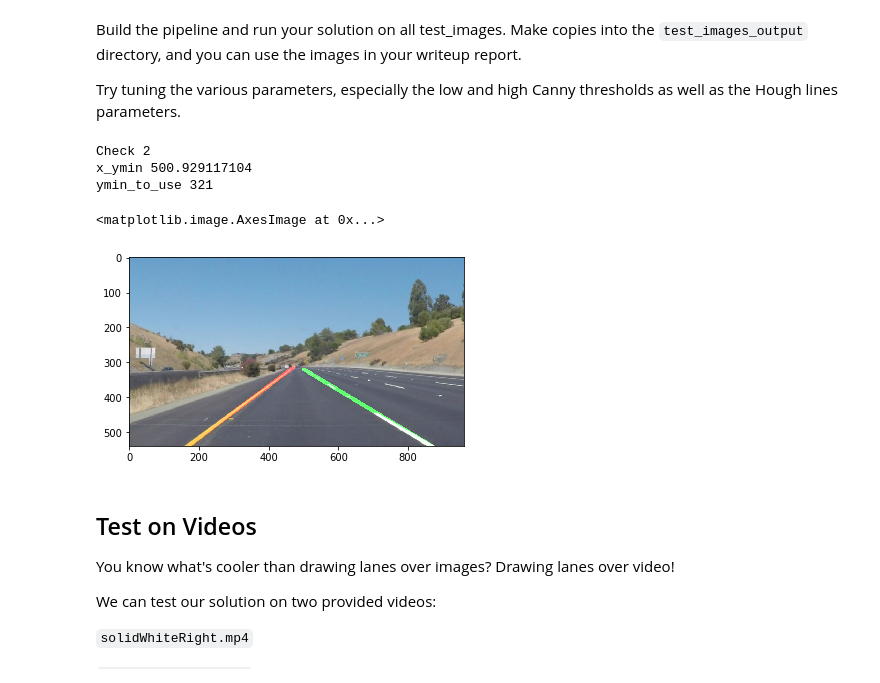
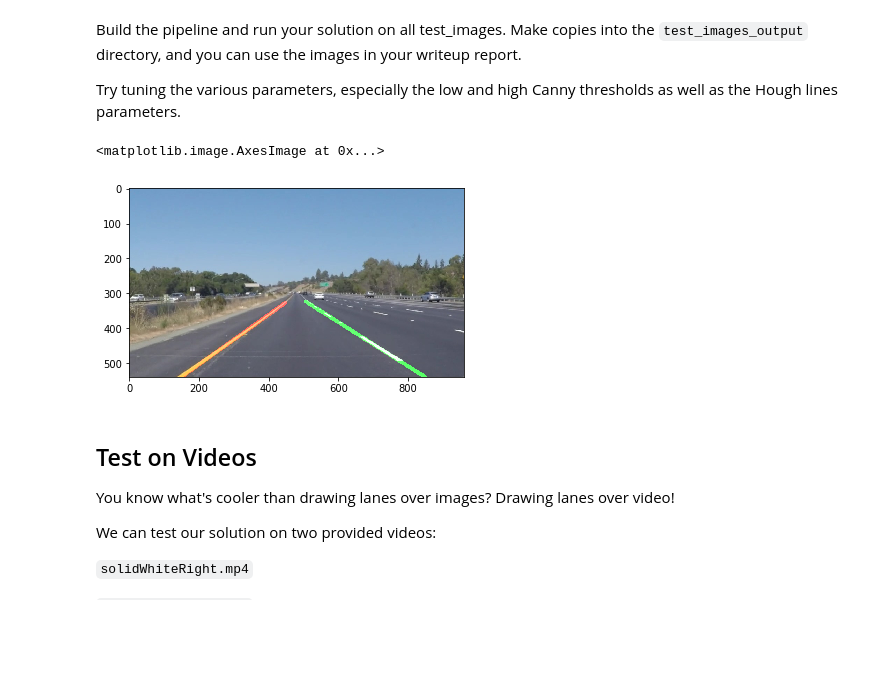
Before and after one commit to anarchistMegaByte/SDCND, a Jupyter notebook: CarND-LaneLines-P1/P1.ipynb, the cells around one changed output. Saved outputs shown, nothing was run; the diff lists cells and outputs as text; code cells hidden in the pictures; blank space fills up the shorter version.

```diff
--- a/CarND-LaneLines-P1/P1.ipynb
+++ b/CarND-LaneLines-P1/P1.ipynb
@@ -80,6 +80,22 @@ This image is: <class 'numpy.ndarray'> with dimensions: (540, 960, 3)
 Below are some helper functions to help get you started. They should look familiar from the lesson!
 # %%
 import math
+
+def masking_yellow_white_lanes(image):
+    converted = cv2.cvtColor(image, cv2.COLOR_RGB2HLS)
+    #lower = np.uint8([  0, 200,   0])
+    #upper = np.uint8([255, 255, 255])
+    #white_mask = cv2.inRange(converted, lower, upper)
+    # yellow color mask
+    lower = np.uint8([ 10,   0, 100])
+    upper = np.uint8([ 40, 255, 255])
+    yellow_mask = cv2.inRange(converted, lower, upper)
+    # combine the mask
+    #mask = cv2.bitwise_or(white_mask, yellow_mask)
+    finalImage  = cv2.bitwise_and(image, image, mask = yellow_mask)
+    converted = cv2.cvtColor(finalImage, cv2.COLOR_HLS2RGB)
+    #plt.imshow(converted)
+    return converted
 
 def grayscale(img):
     """Applies the Grayscale transform
@@ -158,6 +174,7 @@ def draw_lines(img, lines, color=[255, 0, 0], thickness=2):
     rightnum = 0
     for line in lines:
         for x1,y1,x2,y2 in line:
+
             if x2 - x1 != 0:
                 if abs((y2-y1)/(x2-x1)) > 0.5:
                     if (y2-y1)/(x2-x1) > 0 :
@@ -242,7 +259,7 @@ def draw_lines_new(img, lines, color=[255, 0, 0], thickness=10):
             window_x_y[0] += x_ymin
             window_x_y[1] += x_ymax
             cv2.line(img, ( int(window_x_y[0]/25), int(ymin_to_use)), ( int(window_x_y[1]/25) , ymax_pos), color_left, thickness)
-            T = str(int(window_x_y[0]/25)) + " -- " + str(int(ymin_to_use))
+            T = ""
             cv2.putText(img, str(T) ,(619,351), font, 1,(0,0,255),2,cv2.LINE_AA)
             window_x_y[0] -= global_params[len(global_params)-24][0][2]
             window_x_y[1] -= global_params[len(global_params)-24][0][3]
@@ -300,7 +317,7 @@ def draw_lines_new(img, lines, color=[255, 0, 0], thickness=10):
         else :
             window_x_y[2] += x_ymin
             window_x_y[3] += x_ymax
-            cv2.line(img, ( int(round(x_ymin)) , int(ymin_neg)), ( int(round(x_ymax)) , ymax_neg), color, thickness)
+            cv2.line(img, ( int(round(x_ymin)) , int(ymin_to_use)), ( int(round(x_ymax)) , ymax_neg), color, thickness)
         temp2 = [neg_slope_avg, neg_const_avg, (x_ymin), (x_ymax), int(ymin_neg), int(ymax_neg)]
         params.append(temp2)
         #cv2.line(img, ( int(x_ymin) , ymin_neg), ( int(x_ymax) , ymax_neg), color_right, thickness)
@@ -366,7 +383,8 @@ Try tuning the various parameters, especially the low and high Canny thresholds
 # %%
 # TODO: Build your pipeline that will draw lane lines on the test_images
 # then save them to the test_images directory.
-test_image = mpimg.imread('test_images/solidYellowCurve2.jpg')
+test_image = mpimg.imread('test_images/solidYellowLeft.jpg')
+
 
 global_params = []
 window_x_y = [0,0,0,0,0]
@@ -381,43 +399,41 @@ cpy_test_image_region = np.copy(test_image)
 #plt.imshow(image)
 #red_thresh = 200
 #blue_thresh = 200
 #green_thresh = 200
 #rgb_thresh = [red_thresh,green_thresh,blue_thresh]
 #threshold = (test_image[:,:,0] < rgb_thresh[0]) | (test_image[:,:,1] < rgb_thresh[1]) | (test_image[:,:,2] < rgb_thresh[2])
 #cpy_test_image[threshold] = [0,0,0]
 
 xsize = cpy_test_image_region.shape[1]
 ysize = cpy_test_image_region.shape[0]
+
 left_bottom = [0.10 * xsize,ysize]
 right_bottom = [0.98 * xsize,ysize]
-apex_left = [(0.5 * xsize) - 70,0.58 * ysize]
-apex_right = [(0.5 * xsize) + 70,0.58 * ysize]
-
+apex_left = [(0.5 * xsize)-100, 0.6 * ysize]
+apex_right = [(0.5 * xsize)+100, 0.6 * ysize]
 #fit_left = np.polyfit([left_bottom[0],apex[0]],[left_bottom[1],apex[1]],1)
 #fit_right = np.polyfit([right_bottom[0],apex[0]],[right_bottom[1],apex[1]],1)
 #fit_bottom = np.polyfit([left_bottom[0],right_bottom[0]],[left_bottom[1],right_bottom[1]],1)
 
 #XX,YY = np.meshgrid(np.arange(0,xsize),np.arange(0,ysize))
 
 #image_region = ( (YY > (XX*fit_left[0] + fit_left[1])) & (YY > (XX*fit_right[0] + fit_right[1])) & (YY < (XX*fit_bottom[0] + fit_bottom[1])))
 #cpy_test_image_region[~threshold & image_region] = [255,0,0]
 #cpy_test_image_region[image_region] = [255,0,0]
 
 polygon = np.array([ [left_bottom[0],left_bottom[1]], [apex_left[0],apex_left[1]], [apex_right[0],apex_right[1]] ,[right_bottom[0],right_bottom[1]] ], np.int32)
-
-grey_image = grayscale(test_image)
+converted = masking_yellow_white_lanes(test_image)
+sample = cv2.bitwise_or(test_image,converted)
+grey_image = grayscale(sample)
 guassian_image = gaussian_blur(grey_image,5)
 canny_edge = canny(guassian_image, 50, 150)
 cpy_test_image_region = region_of_interest(canny_edge,[polygon])
 line_img = hough_lines(cpy_test_image_region,2,np.pi/180,15,20,10)
 final = weighted_img(line_img, test_image)
 plt.imshow(final)
 # %% [output]
-Check 2
-x_ymin 500.929117104
-ymin_to_use 321
+<matplotlib.image.AxesImage at 0x...>
-<matplotlib.image.AxesImage at 0x...>
-[figure, old version]
+[figure, new version]
 # %% [markdown]
 ## Test on Videos
 
```
Also changed, not shown: parts of 4 cells of this notebook, 3 other files.
